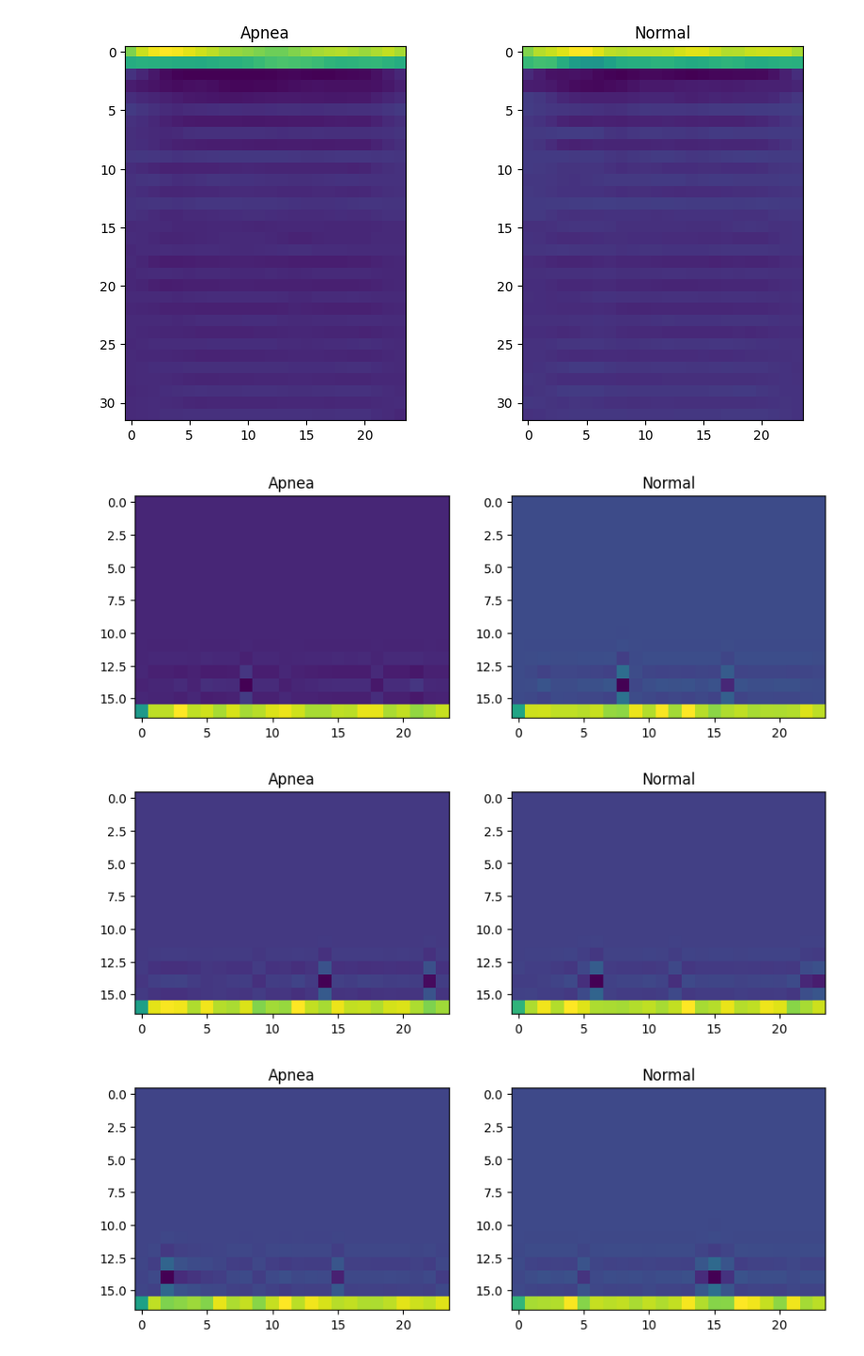
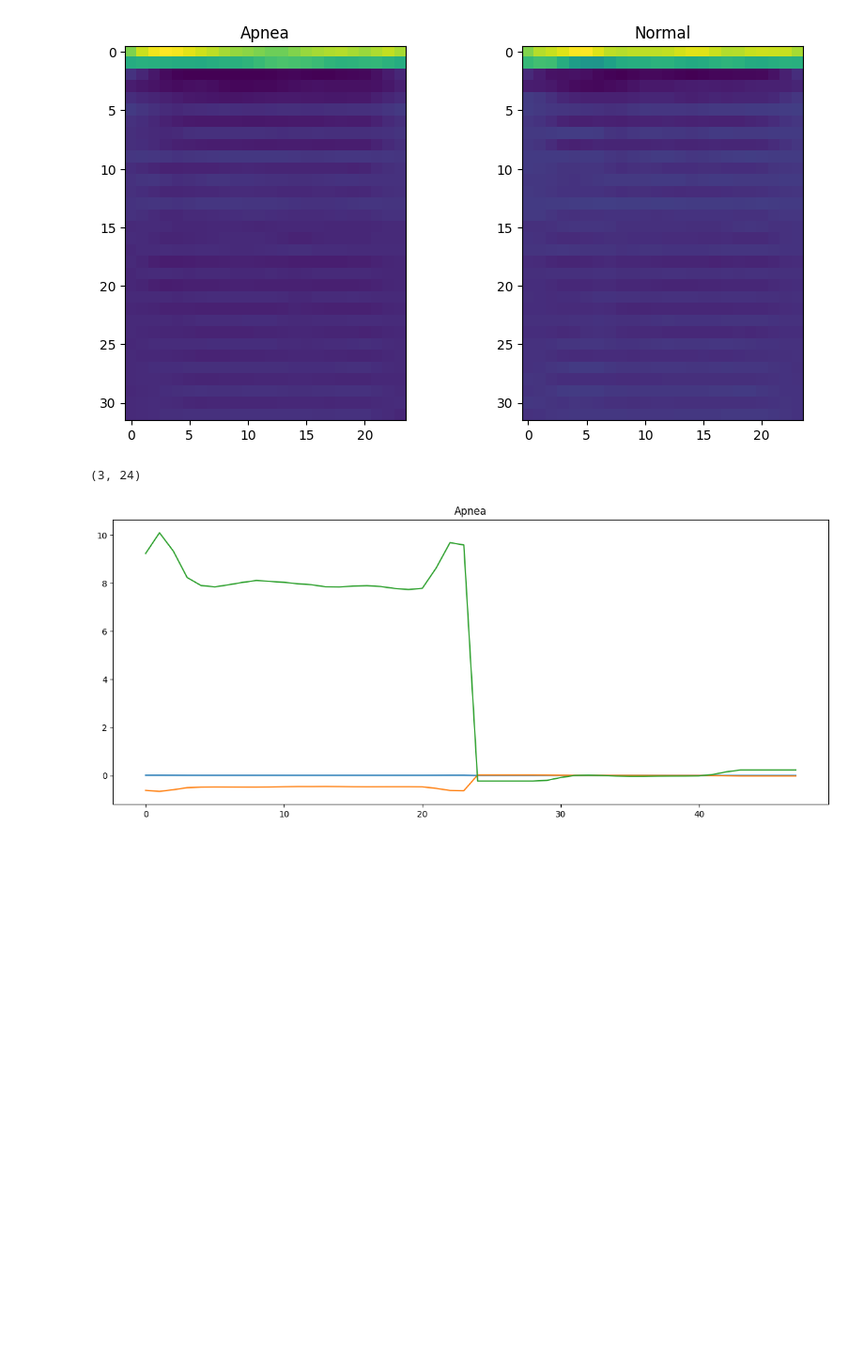
Before and after one commit to lucky-and-minie222702/OSA-detection-using-ECG, a Jupyter notebook: view_method.ipynb, the cells around one changed output. Shown at 94% size. Saved outputs shown, nothing was run; the diff lists cells and outputs as text; code cells hidden in the pictures; blank space fills up the shorter version.

```diff
--- a/view_method.ipynb
+++ b/view_method.ipynb
@@ -72,18 +72,12 @@ plt.show()
 [figure]
 [figure]
 # %%
-for i in range(5):
-    a = poly_features(y=X_1[i], hop_length=256, sr=100, win_length=16, order=16)
-    b = poly_features(y=X_0[i], hop_length=256, sr=100, win_length=16, order=16)
-    plt.figure(figsize=(10, 30))
-    plt.subplot(5, 2, i*2+1)
-    plt.title("Apnea")
-    plt.imshow(a)
-    plt.subplot(5, 2, i*2+2)
-    plt.title("Normal")
-    plt.imshow(b)
+a = poly_features(y=X_0[3], hop_length=256, sr=100, order=2)
+print(a.shape)
+plt.figure(figsize=(15, 6))
+plt.title("Apnea")
+plt.plot(np.concatenate([a.T, delta(a).T]))
 plt.show()
 # %% [output]
+(3, 24)
-[figure, old version]
+[figure, new version]
-[figure, removed]
-[figure, removed]
```
Also changed, not shown: parts of 5 cells of this notebook, 6 other files.
